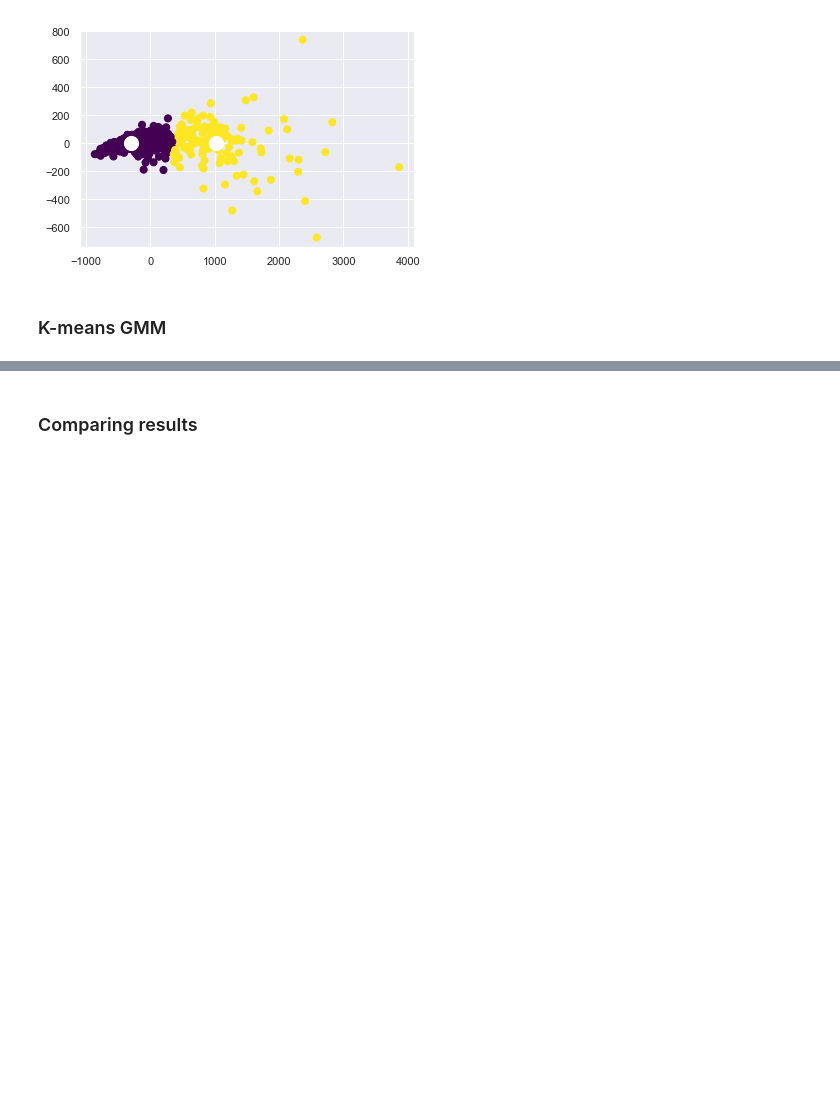
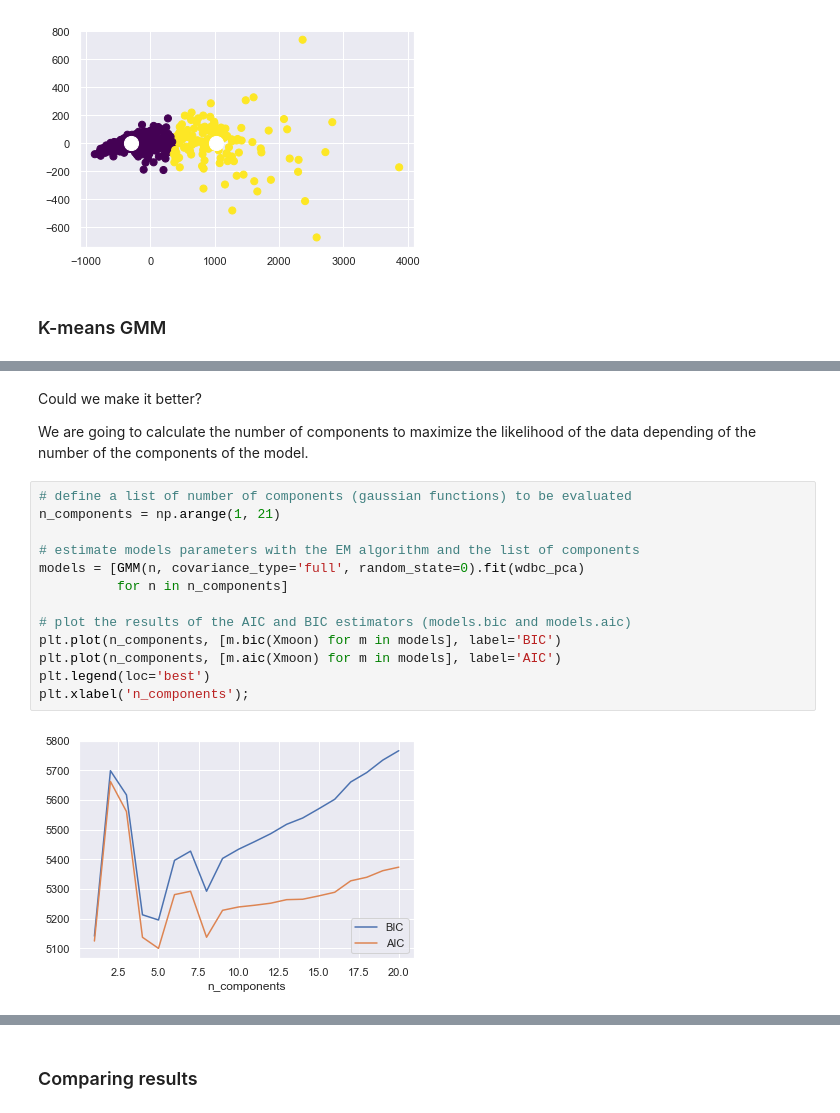
Before and after one commit to nandoide/misc_work, a Jupyter notebook: Desktop/uni/APAUT/unsupervised/notebook_Clustering.ipynb, the cells around one changed output, grey strips where cells are left out. Cells and saved outputs as stored; diff of their text form; blank space fills up the shorter version.

```diff
--- a/Desktop/uni/APAUT/unsupervised/notebook_Clustering.ipynb
+++ b/Desktop/uni/APAUT/unsupervised/notebook_Clustering.ipynb
@@ -596,0 +614,19 @@ plt.scatter(wdbc_pca[:, 0], wdbc_pca[:, 1], c=labels, s=40, cmap='viridis');
+# %% [markdown]
+Could we make it better?
+
+We are going to calculate the number of components to maximize the likelihood of the data depending of the number of the components of the model.
+# %%
+# define a list of number of components (gaussian functions) to be evaluated
+n_components = np.arange(1, 21)
+
+# estimate models parameters with the EM algorithm and the list of components
+models = [GMM(n, covariance_type='full', random_state=0).fit(wdbc_pca)
+          for n in n_components]
+
+# plot the results of the AIC and BIC estimators (models.bic and models.aic)
+plt.plot(n_components, [m.bic(Xmoon) for m in models], label='BIC')
+plt.plot(n_components, [m.aic(Xmoon) for m in models], label='AIC')
+plt.legend(loc='best')
+plt.xlabel('n_components');
+# %% [output]
+[figure, added]
```
Also changed, not shown: parts of 15 cells of this notebook.
